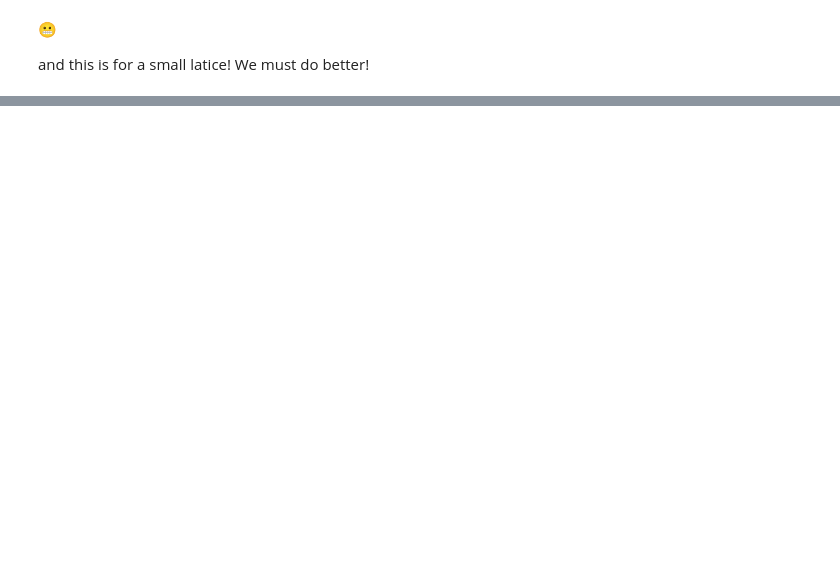
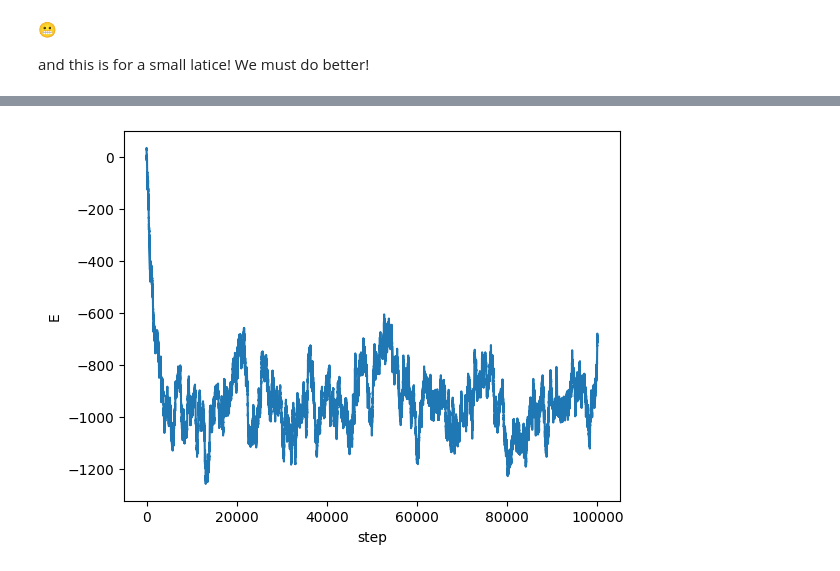
Before and after one commit to uo-phys/comp-phys-26, a Jupyter notebook: notebooks/Boltzmann and Ising (and some Metropolis).ipynb, the cells around one changed output, grey strips where cells are left out. Cells and saved outputs as stored; diff of their text form; code cells hidden in the pictures; blank space fills up the shorter version.

```diff
--- a/notebooks/Boltzmann and Ising (and some Metropolis).ipynb
+++ b/notebooks/Boltzmann and Ising (and some Metropolis).ipynb
@@ -179,0 +217,30 @@ and this is for a small latice!  We must do better!
+# %%
+current_state = initial_state
+current_lnBoltz = lnBoltz_fun(current_state)
+
+Nsteps = 100_000
+energies = []
+magnetizations = []
+for _ in range(Nsteps):
+    # Store some quantities
+    energies.append(energy_fun(current_state))
+    magnetizations.append(magnetization(current_state))
+
+    # Generate proposal
+    proposed_state = proposal(current_state, n=1)
+    proposed_lnBoltz = lnBoltz_fun(proposed_state)
+
+    # Calculate acceptance probability
+    ln_prob = proposed_lnBoltz - current_lnBoltz
+
+    # Decide to accept
+    if np.log(np.random.rand()) < ln_prob:
+        # Update current location
+        current_state = proposed_state
+        current_lnBoltz = proposed_lnBoltz
+# %%
+plt.plot(energies)
+plt.ylabel('E')
+plt.xlabel('step');
+# %% [output]
+[figure, added]
```
Also changed, not shown: parts of 13 cells of this notebook.
